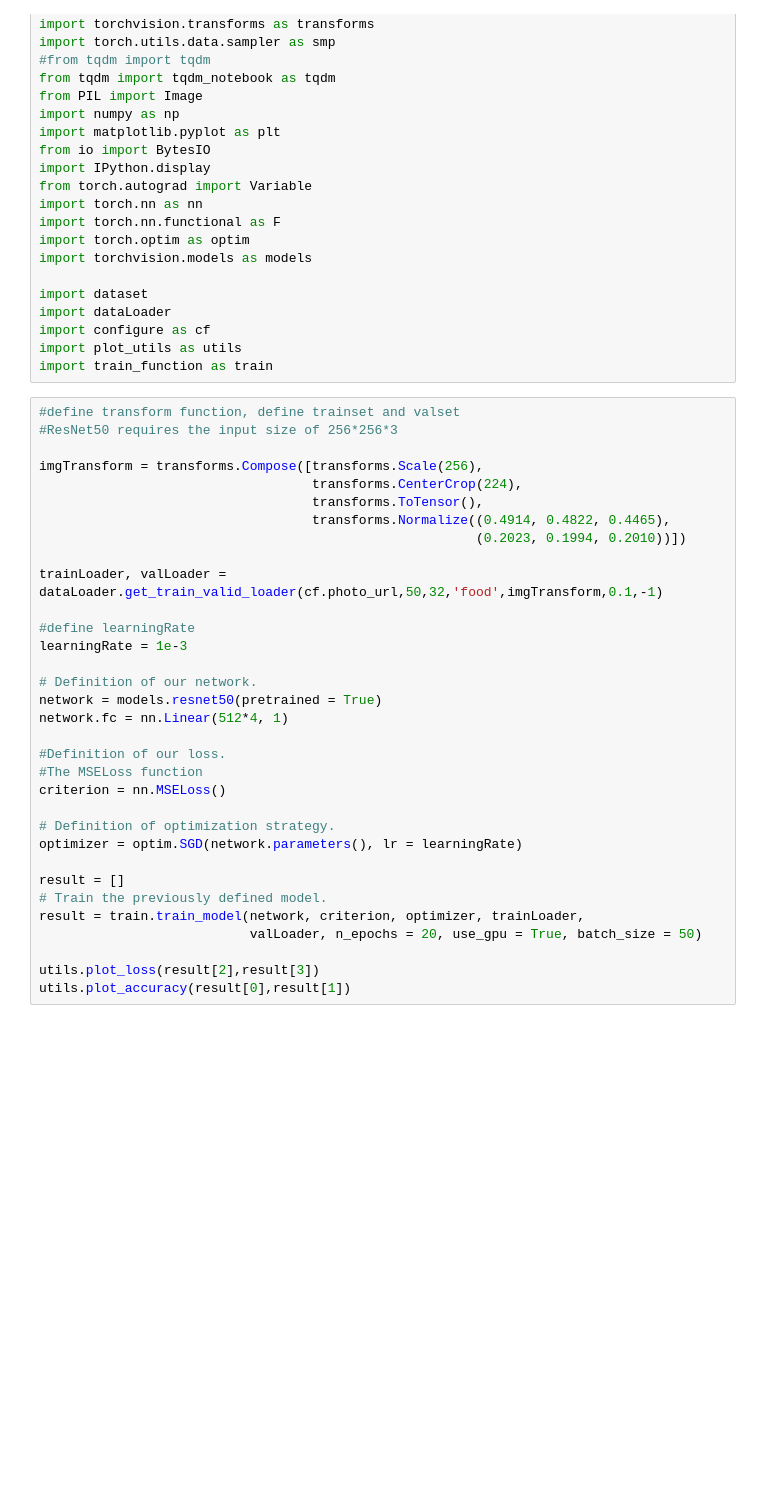
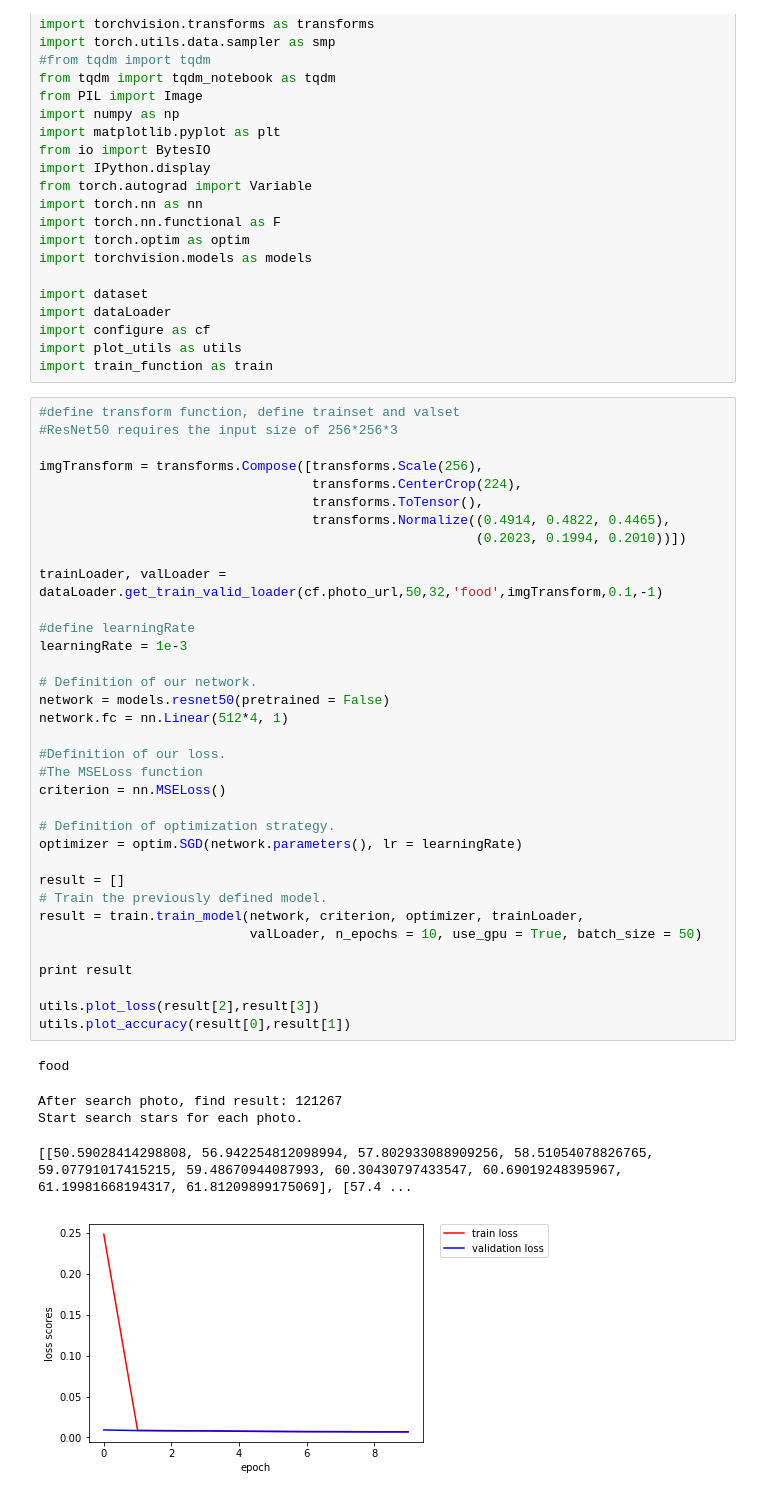
Before and after one commit to RazorK/CV_Project, a Jupyter notebook: CV_Project_ResNet50.ipynb, the cells around one changed output. Drawn from its saved outputs; the diff is of its cells as text; blank space fills up the shorter version.

Commit message:
food Resenet result

```diff
--- a/CV_Project_ResNet50.ipynb
+++ b/CV_Project_ResNet50.ipynb
@@ -26,32 +26,40 @@ import train_function as train
 #define transform function, define trainset and valset
 #ResNet50 requires the input size of 256*256*3
 
 imgTransform = transforms.Compose([transforms.Scale(256),
                                    transforms.CenterCrop(224),
                                    transforms.ToTensor(),
                                    transforms.Normalize((0.4914, 0.4822, 0.4465),
                                                         (0.2023, 0.1994, 0.2010))])
 
 trainLoader, valLoader = dataLoader.get_train_valid_loader(cf.photo_url,50,32,'food',imgTransform,0.1,-1)
 
 #define learningRate
 learningRate = 1e-3
 
 # Definition of our network.
-network = models.resnet50(pretrained = True)
+network = models.resnet50(pretrained = False)
 network.fc = nn.Linear(512*4, 1)
 
 #Definition of our loss.
 #The MSELoss function
 criterion = nn.MSELoss()
 
 # Definition of optimization strategy.
 optimizer = optim.SGD(network.parameters(), lr = learningRate)
 
 result = []
 # Train the previously defined model.
 result = train.train_model(network, criterion, optimizer, trainLoader,
-                           valLoader, n_epochs = 20, use_gpu = True, batch_size = 50)
+                           valLoader, n_epochs = 10, use_gpu = True, batch_size = 50)
+
+print result
 
 utils.plot_loss(result[2],result[3])
 utils.plot_accuracy(result[0],result[1])
+# %% [output]
+food
+After search photo, find result: 121267
+Start search stars for each photo.
+[[50.59028414298808, 56.942254812098994, 57.802933088909256, 58.51054078826765, 59.07791017415215, 59.48670944087993, 60.30430797433547, 60.69019248395967, 61.19981668194317, 61.81209899175069], [57.4 ...
+[figure, added]
```
Also changed, not shown: parts of 19 cells of this notebook, 7 other files.
